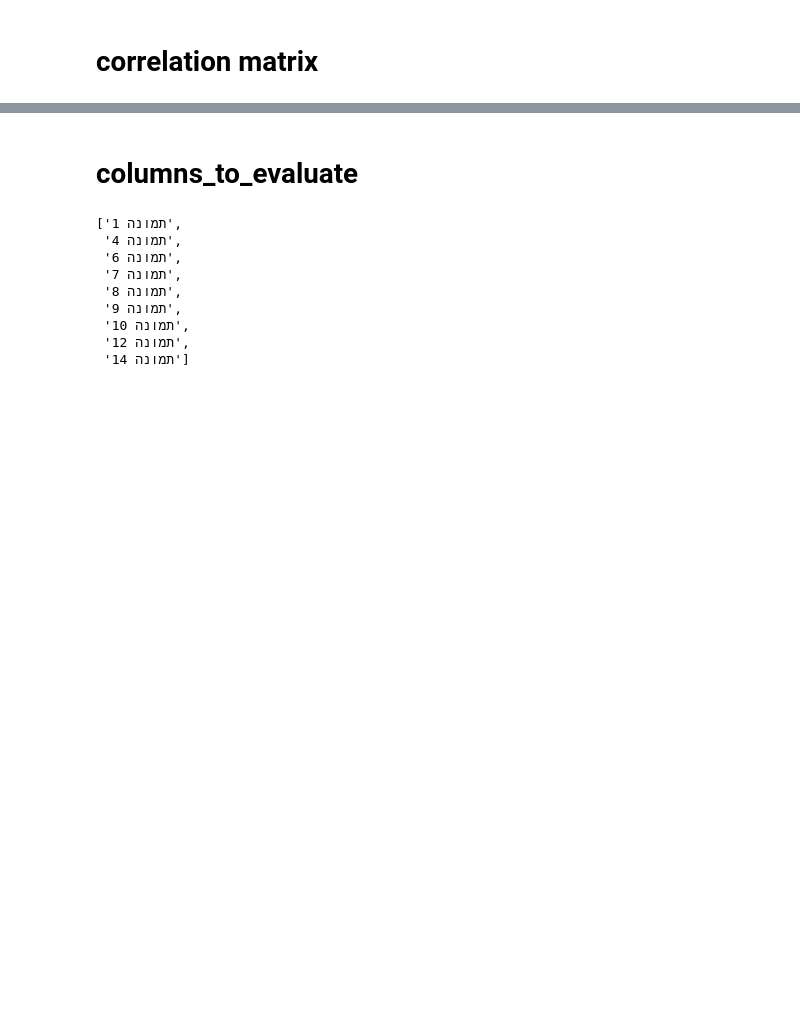
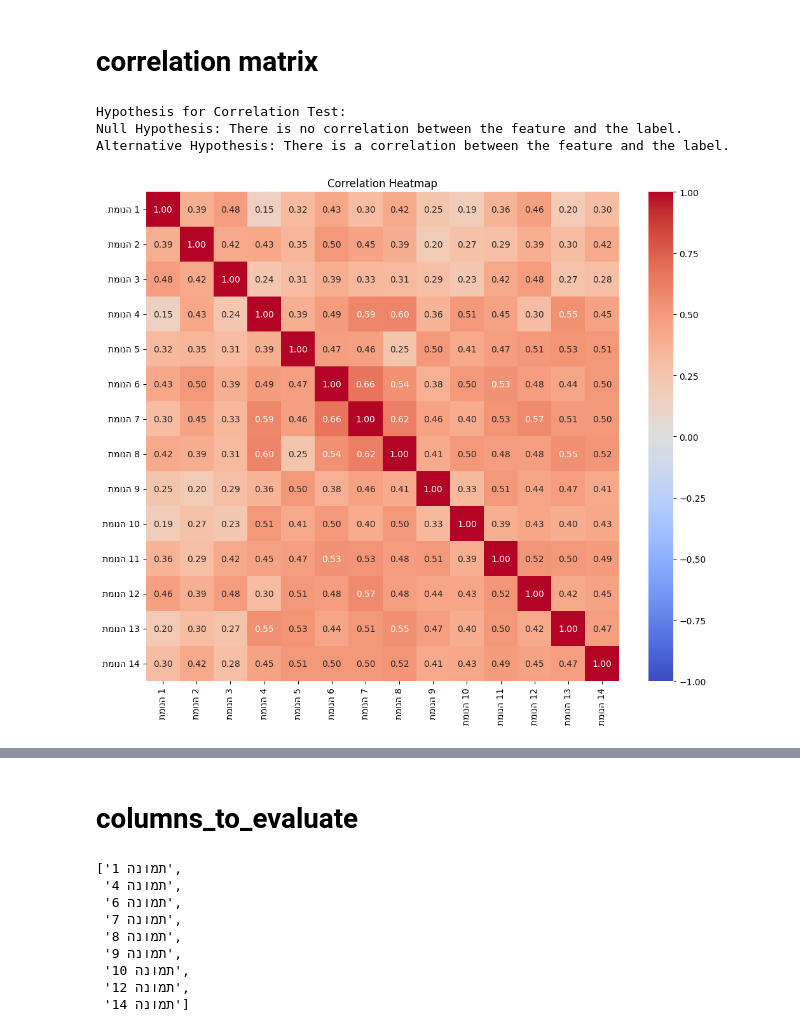
Before and after one commit to royzohar2/Schizophrenic_Speech, a Jupyter notebook: notebooks/ground_truth_distance_test.ipynb, the cells around one changed output, grey strips where cells are left out. Drawn from its saved outputs; the diff is of its cells as text; code cells hidden in the pictures; blank space fills up the shorter version.

```diff
--- a/notebooks/ground_truth_distance_test.ipynb
+++ b/notebooks/ground_truth_distance_test.ipynb
@@ -206,39 +322,18 @@ plt.show()
 # correlation matrix
 # %%
 # Compute correlation matrix (excluding 'file_name' and 'label' if it's in the DataFrame)
-corr_matrix = distances_df.drop(columns=["file_name"]).corr()
+corr_matrix = distances_df.drop(columns=["file_name", "label"]).corr()
 
 print("Hypothesis for Correlation Test:")
 print("Null Hypothesis: There is no correlation between the feature and the label.")
 print("Alternative Hypothesis: There is a correlation between the feature and the label.")
 
-# Extract correlation with label
-corr_with_label = corr_matrix['label'].sort_values(ascending=False)
-
-# Threshold for moderate correlation
-threshold = 0.3
-
-# List to store the names of features with significant correlation
-significant_features_corr_matrix = []
-
-# Loop over correlations
-for feature, corr_value in corr_with_label.items():
-    if feature == 'label':
-        continue  # Skip self-correlation
-
-    print(f"\nFeature: {feature}, Correlation: {corr_value:.4f}")
-
-    # Hypothesis test result
-    if abs(corr_value) > threshold:
-        print(f"Result: Reject the null hypothesis. There is a significant correlation between {feature} and the label.")
-        significant_features_corr_matrix.append(feature)
-    else:
-        print(f"Result: Fail to reject the null hypothesis. There is no significant correlation between {feature} and the label.")
-
-print(f"\nSignificant Features: {significant_features_corr_matrix}")
-
-# Plotting the heatmap
 plt.figure(figsize=(12, 10))
 sns.heatmap(corr_matrix, annot=True, fmt=".2f", cmap="coolwarm", vmin=-1, vmax=1)
 plt.title("Correlation Heatmap")
 plt.show()
+# %% [output]
+Hypothesis for Correlation Test:
+Null Hypothesis: There is no correlation between the feature and the label.
+Alternative Hypothesis: There is a correlation between the feature and the label.
+[figure, added]
```
Also changed, not shown: parts of 12 cells of this notebook.
